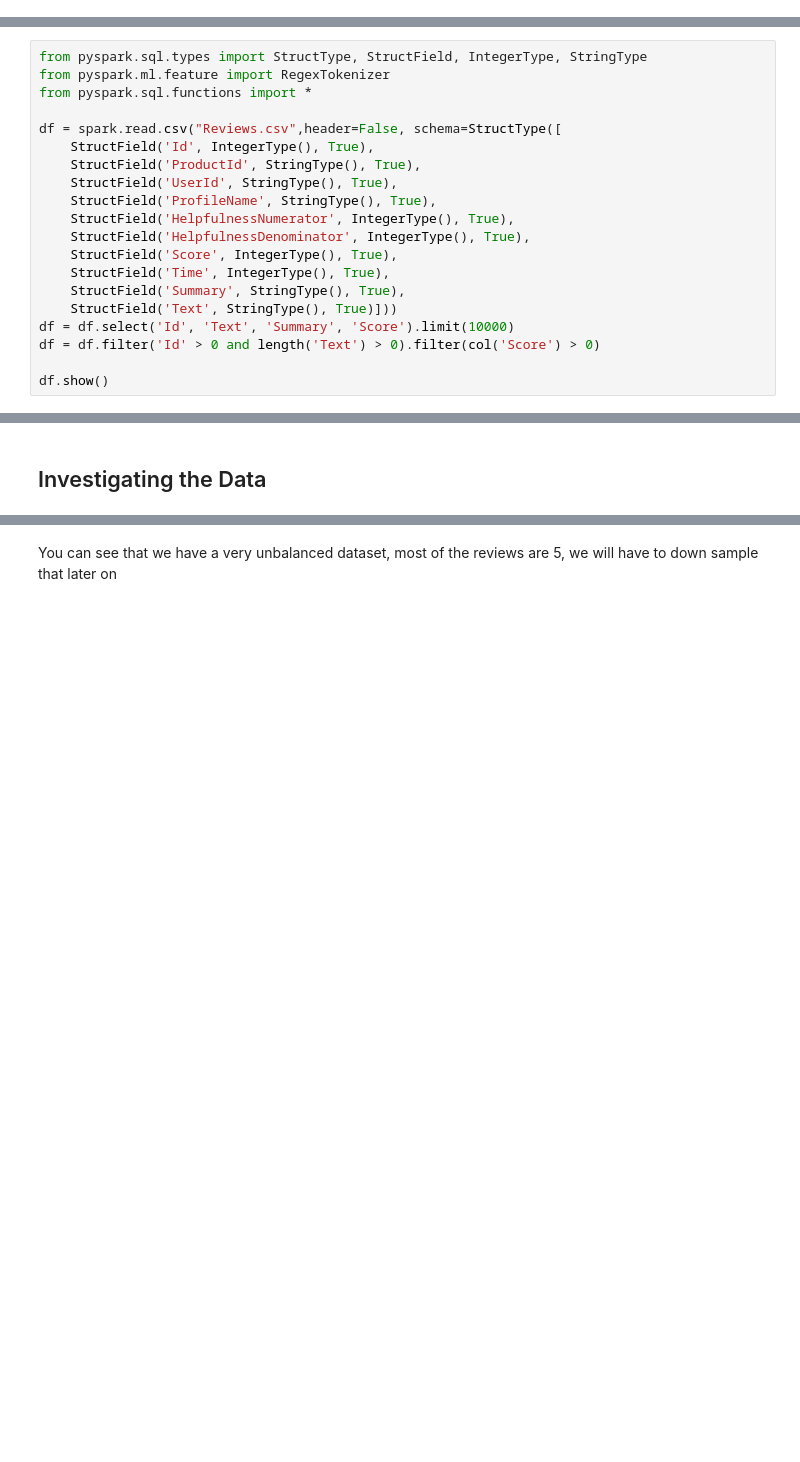
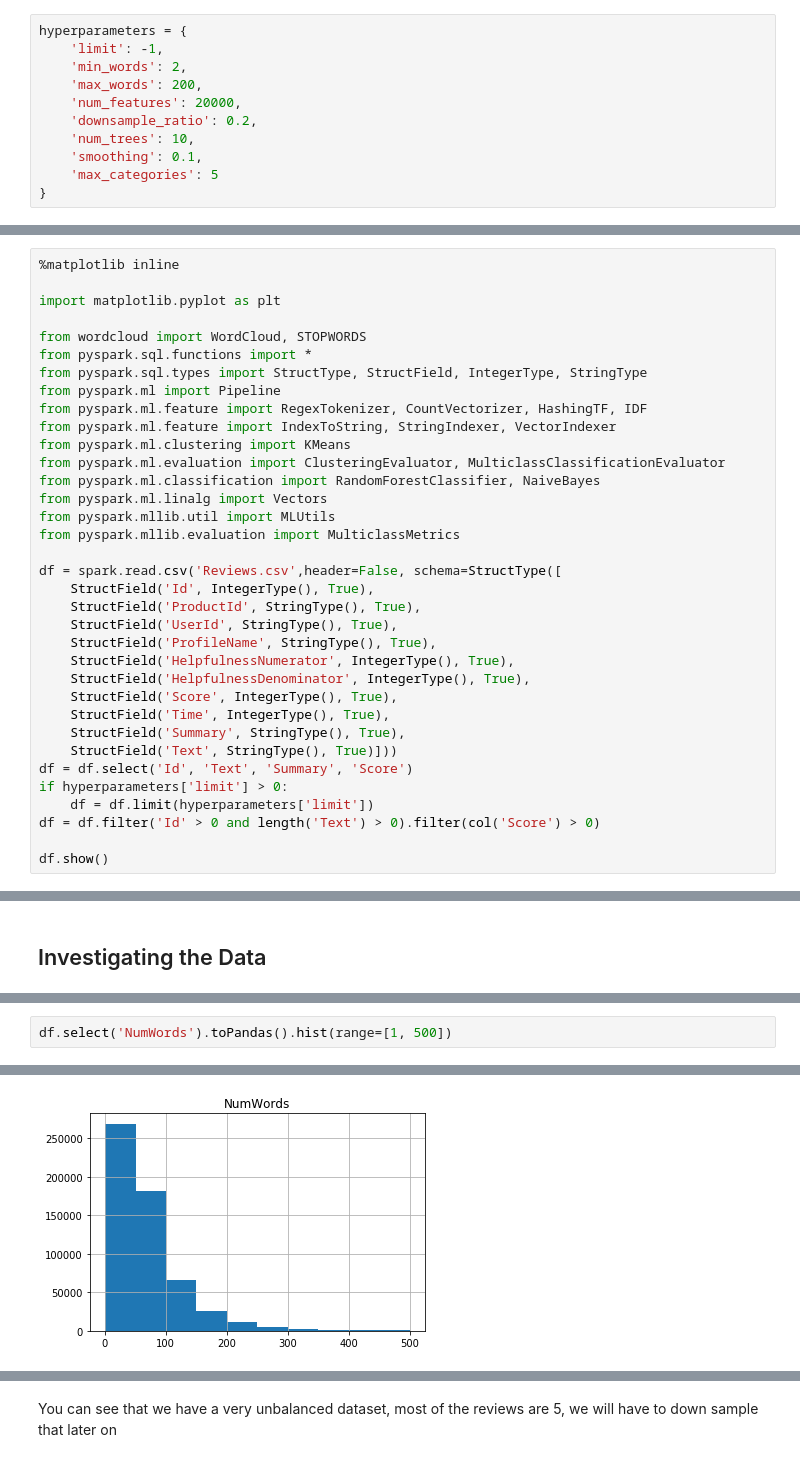
Before and after one commit to amirkeren/analyzing-big-data, a Jupyter notebook: ex3/ex3.ipynb, the cells around one changed output, grey strips where cells are left out. Cells and saved outputs as stored; diff of their text form; blank space fills up the shorter version.

```diff
--- a/ex3/ex3.ipynb
+++ b/ex3/ex3.ipynb
@@ -11,11 +7,35 @@ hyperparameters = {
+# %%
+hyperparameters = {
+    'limit': -1,
+    'min_words': 2,
+    'max_words': 200,
+    'num_features': 20000,
+    'downsample_ratio': 0.2,
+    'num_trees': 10,
+    'smoothing': 0.1,
+    'max_categories': 5
+}
 # %% [markdown]
 ## Load Dataset
 # %%
+%matplotlib inline
+
+import matplotlib.pyplot as plt
+
+from wordcloud import WordCloud, STOPWORDS
+from pyspark.sql.functions import *
 from pyspark.sql.types import StructType, StructField, IntegerType, StringType
-from pyspark.ml.feature import RegexTokenizer
-from pyspark.sql.functions import *
+from pyspark.ml import Pipeline
+from pyspark.ml.feature import RegexTokenizer, CountVectorizer, HashingTF, IDF
+from pyspark.ml.feature import IndexToString, StringIndexer, VectorIndexer
+from pyspark.ml.clustering import KMeans
+from pyspark.ml.evaluation import ClusteringEvaluator, MulticlassClassificationEvaluator
+from pyspark.ml.classification import RandomForestClassifier, NaiveBayes
+from pyspark.ml.linalg import Vectors
+from pyspark.mllib.util import MLUtils
+from pyspark.mllib.evaluation import MulticlassMetrics
 
-df = spark.read.csv("Reviews.csv",header=False, schema=StructType([
+df = spark.read.csv('Reviews.csv',header=False, schema=StructType([
     StructField('Id', IntegerType(), True),
     StructField('ProductId', StringType(), True),
     StructField('UserId', StringType(), True),
@@ -26,7 +46,9 @@ df = spark.read.csv("Reviews.csv",header=False, schema=StructType([
     StructField('Time', IntegerType(), True),
     StructField('Summary', StringType(), True),
     StructField('Text', StringType(), True)]))
-df = df.select('Id', 'Text', 'Summary', 'Score').limit(10000)
+df = df.select('Id', 'Text', 'Summary', 'Score')
+if hyperparameters['limit'] > 0:
+    df = df.limit(hyperparameters['limit'])
 df = df.filter('Id' > 0 and length('Text') > 0).filter(col('Score') > 0)
 
 df.show()
@@ -61,0 +90,3 @@ NameError: name 'RegexTokenizer' is not defined
+# %%
+df.select('NumWords').toPandas().hist(range=[1, 500])
+# %% [output]
@@ -62 +95,2 @@ NameError: name 'RegexTokenizer' is not defined
+[figure, added]
 # %% [markdown]
```
Also changed, not shown: parts of 44 cells of this notebook.
